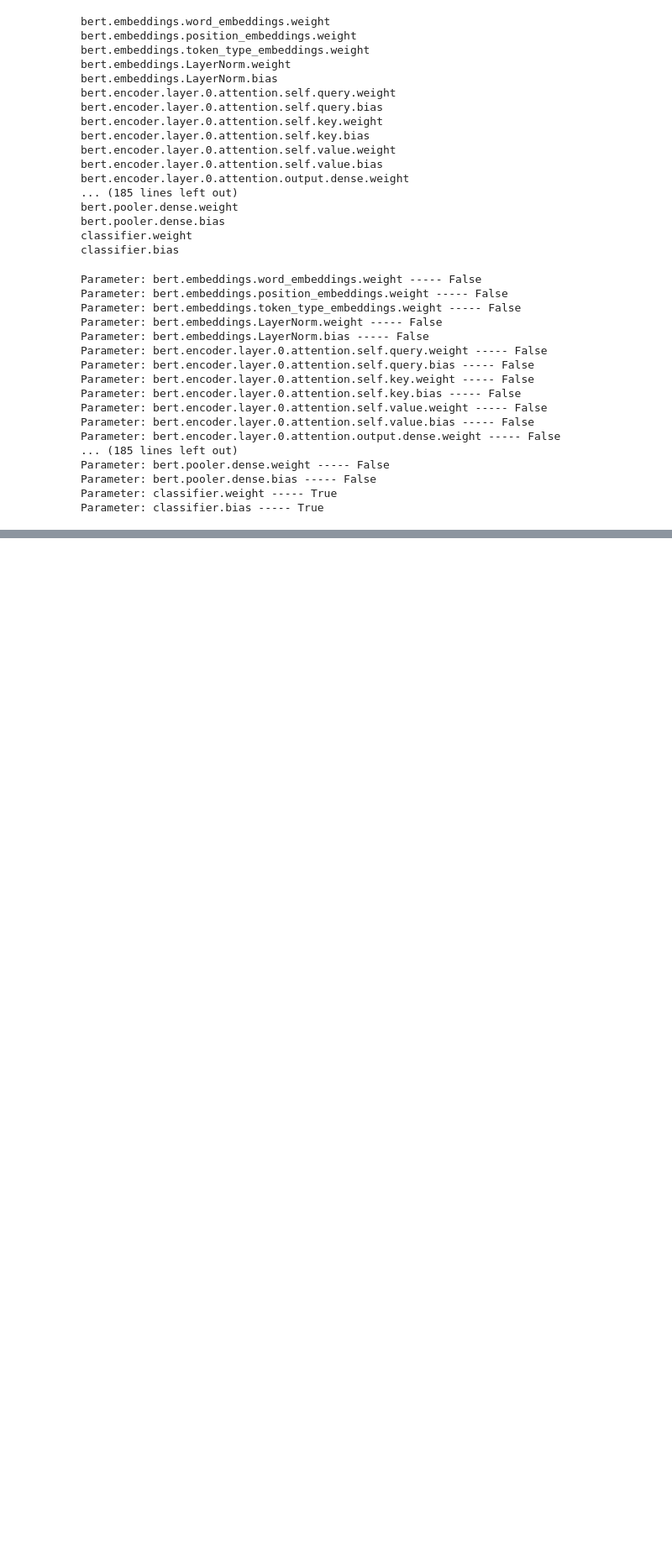
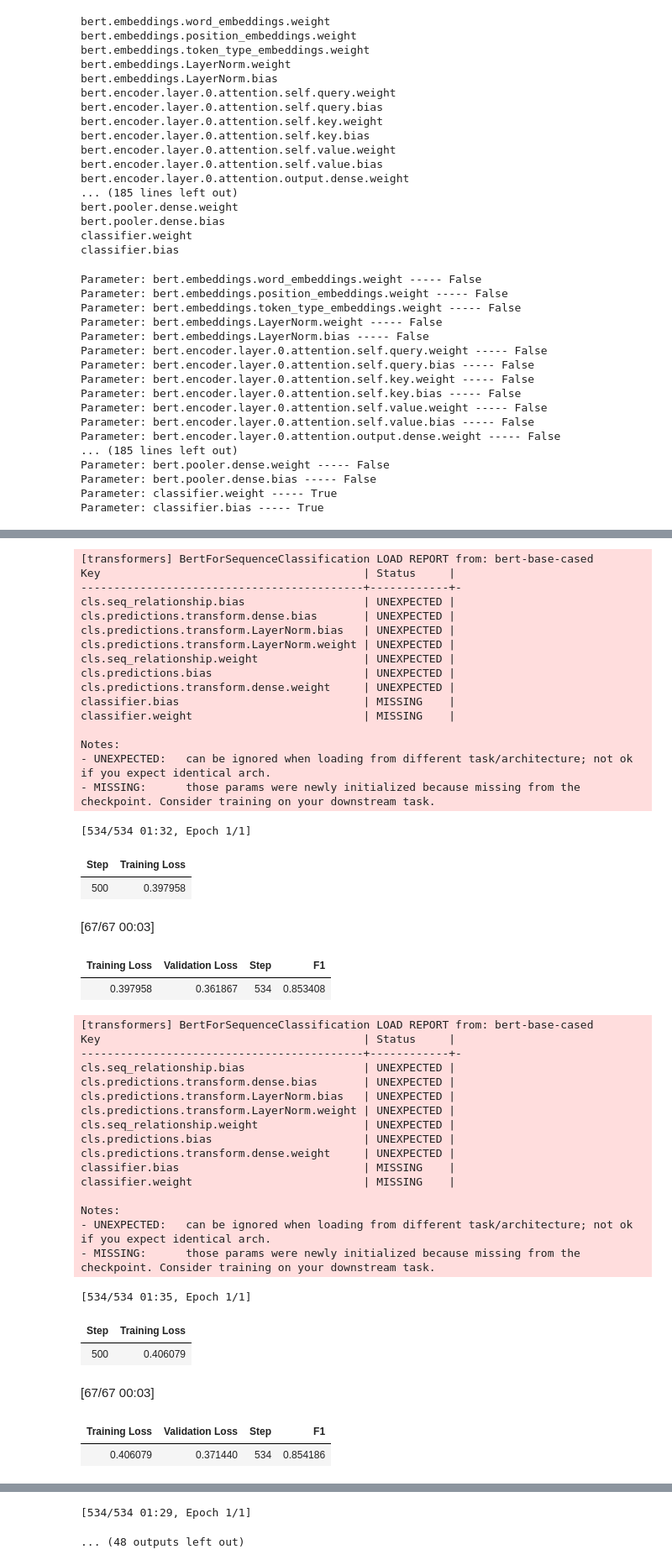
Before and after one commit to satyamvishwakarma-dev/Hands_on_LLM, a Jupyter notebook: chapter11/ch11.ipynb, the cells around one changed output, grey strips where cells are left out. Shown at 84% size. Saved outputs shown, nothing was run; the diff lists cells and outputs as text; code cells hidden in the pictures; blank space fills up the shorter version.

```diff
--- a/chapter11/ch11.ipynb
+++ b/chapter11/ch11.ipynb
@@ -199,0 +296,76 @@ Parameter: classifier.bias ----- True
+# %%
+scores = []
+for index in range(12):
+    # Re-load model
+    model = AutoModelForSequenceClassification.from_pretrained("bert-base-cased", num_labels=2)
+    tokenizer = AutoTokenizer.from_pretrained("bert-base-cased")
+
+    # Freeze encoder blocks 0-index
+    for name, param in model.named_parameters():
+        if "layer" in name:
+            layer_nr = int(name.split("layer")[1].split(".")[1])
+            if layer_nr <= index:
+                param.requires_grad = False
+        else:
+            param.requires_grad = True
+
+    # Train
+    trainer = Trainer(
+      model=model,
+      args=training_args,
+      train_dataset=tokenized_train,
+      eval_dataset=tokenized_test,
+    #   tokenizer=tokenizer,
+      data_collator=data_collator,
+      compute_metrics=compute_metrics,
+    )
+    trainer.train()
+
+    # Evaluate
+    score = trainer.evaluate()["eval_f1"]
+    scores.append(score)
+# %% [output]
+[transformers] BertForSequenceClassification LOAD REPORT from: bert-base-cased
+Key                                        | Status     |
+-------------------------------------------+------------+-
+cls.seq_relationship.bias                  | UNEXPECTED |
+cls.predictions.transform.dense.bias       | UNEXPECTED |
+cls.predictions.transform.LayerNorm.bias   | UNEXPECTED |
+cls.predictions.transform.LayerNorm.weight | UNEXPECTED |
+cls.seq_relationship.weight                | UNEXPECTED |
+cls.predictions.bias                       | UNEXPECTED |
+cls.predictions.transform.dense.weight     | UNEXPECTED |
+classifier.bias                            | MISSING    |
+classifier.weight                          | MISSING    |
+
+Notes:
+- UNEXPECTED:   can be ignored when loading from different task/architecture; not ok if you expect identical arch.
+- MISSING:      those params were newly initialized because missing from the checkpoint. Consider training on your downstream task.
+[534/534 01:32, Epoch 1/1]
+| Step | Training Loss |
+| 500 | 0.397958 |
+[67/67 00:03]
+| Training Loss | Validation Loss | Step | F1 |
+| 0.397958 | 0.361867 | 534 | 0.853408 |
+[transformers] BertForSequenceClassification LOAD REPORT from: bert-base-cased
+Key                                        | Status     |
+-------------------------------------------+------------+-
+cls.seq_relationship.bias                  | UNEXPECTED |
+cls.predictions.transform.dense.bias       | UNEXPECTED |
+cls.predictions.transform.LayerNorm.bias   | UNEXPECTED |
+cls.predictions.transform.LayerNorm.weight | UNEXPECTED |
+cls.seq_relationship.weight                | UNEXPECTED |
+cls.predictions.bias                       | UNEXPECTED |
+cls.predictions.transform.dense.weight     | UNEXPECTED |
+classifier.bias                            | MISSING    |
+classifier.weight                          | MISSING    |
+
+Notes:
+- UNEXPECTED:   can be ignored when loading from different task/architecture; not ok if you expect identical arch.
+- MISSING:      those params were newly initialized because missing from the checkpoint. Consider training on your downstream task.
+[534/534 01:35, Epoch 1/1]
+| Step | Training Loss |
+| 500 | 0.406079 |
+[67/67 00:03]
+| Training Loss | Validation Loss | Step | F1 |
+| 0.406079 | 0.371440 | 534 | 0.854186 |
@@ -199,0 +388,2 @@ Parameter: classifier.bias ----- True
+[534/534 01:29, Epoch 1/1]
+... (48 outputs left out)
```
Also changed, not shown: parts of 15 cells of this notebook.
